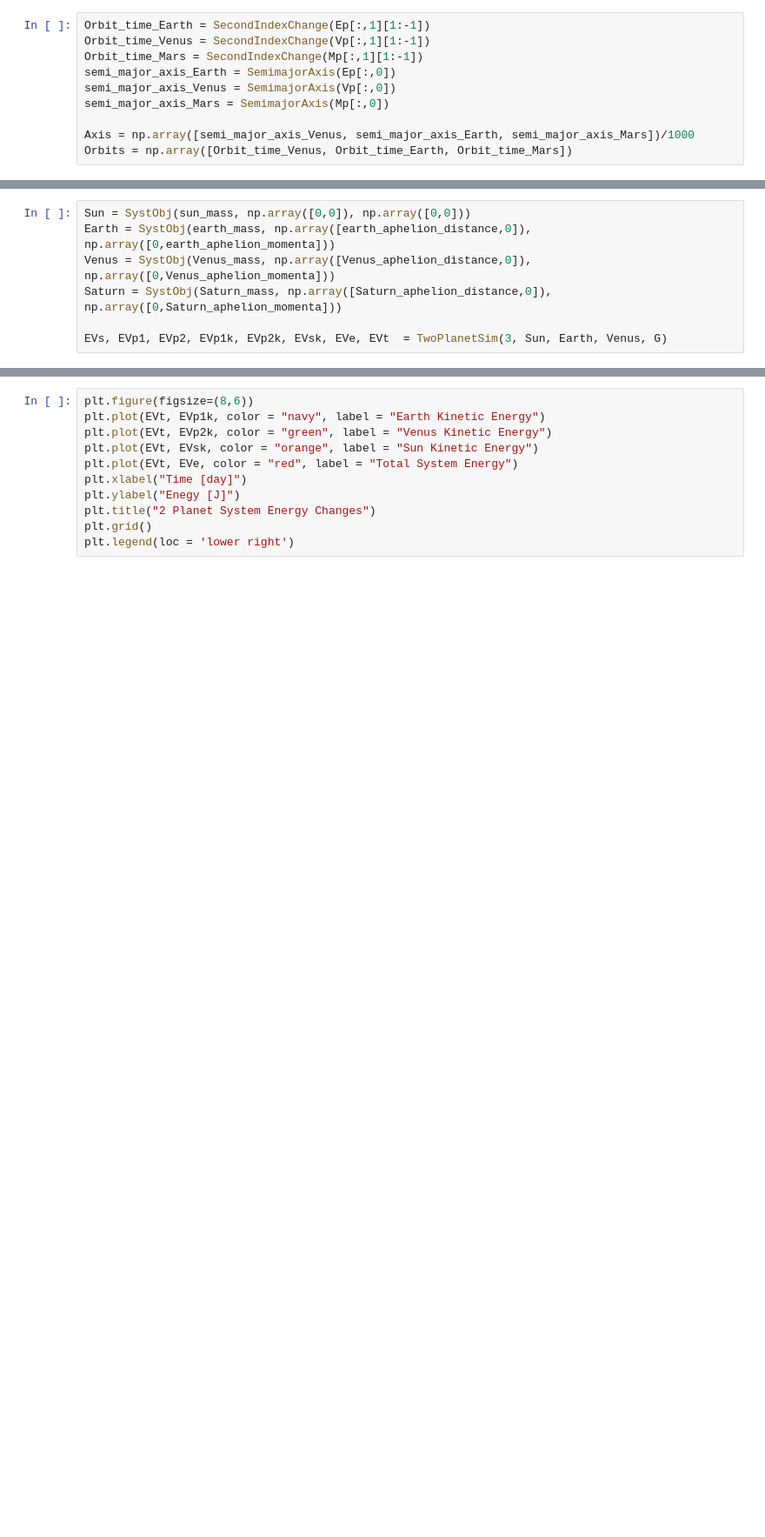
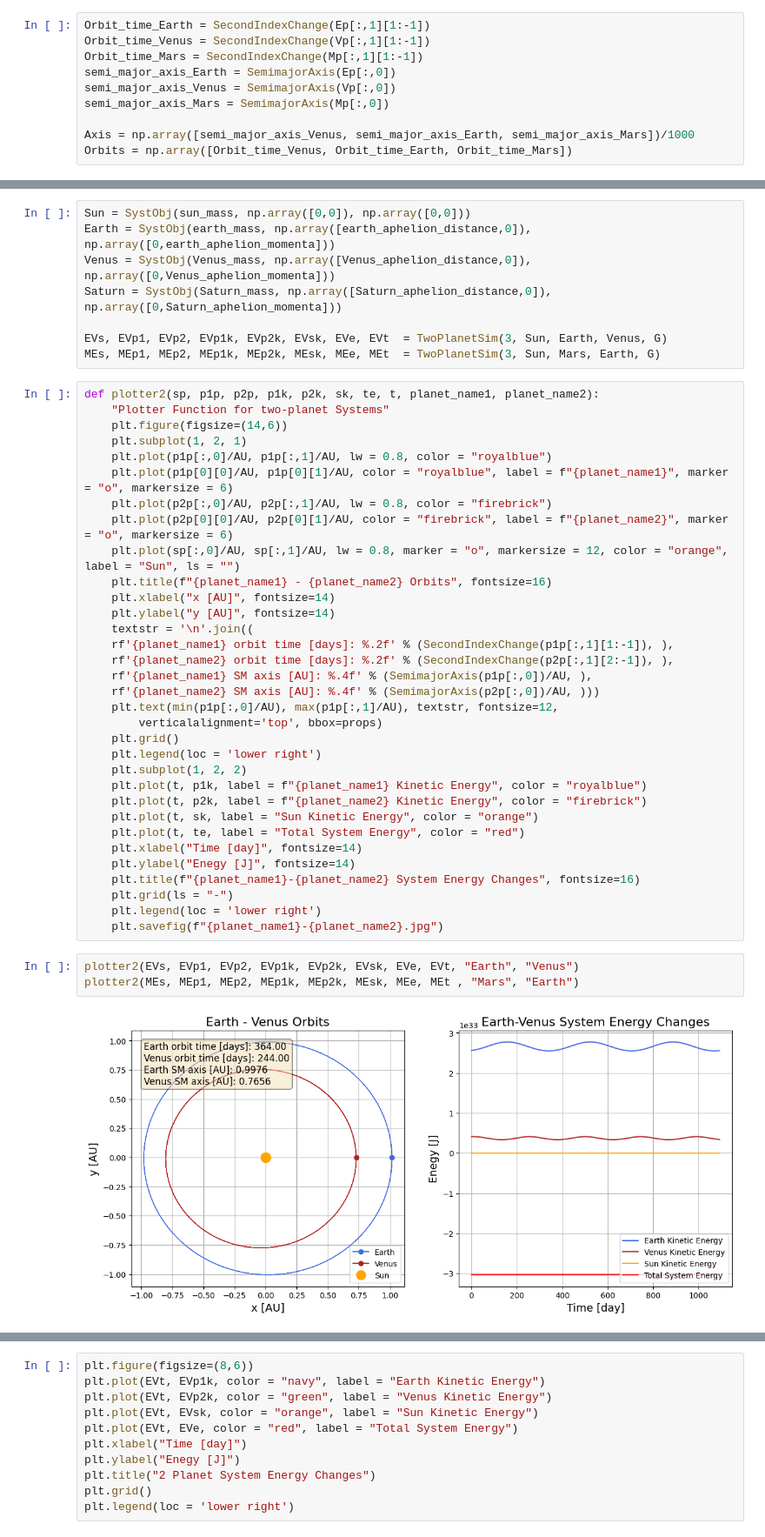
Before and after one commit to jmtony2000/Numerical_Symulations_of_-Star_System_Dynamics, a Jupyter notebook: Simulation.ipynb, the cells around one changed output, grey strips where cells are left out. Shown: that part at 87% size. Drawn from its saved outputs; the diff is of its cells as text; blank space fills up the shorter version.

```diff
--- a/Simulation.ipynb
+++ b/Simulation.ipynb
@@ -246,3 +310,42 @@ Venus = SystObj(Venus_mass, np.array([Venus_aphelion_distance,0]), np.array([0,V
 Saturn = SystObj(Saturn_mass, np.array([Saturn_aphelion_distance,0]), np.array([0,Saturn_aphelion_momenta]))
 
 EVs, EVp1, EVp2, EVp1k, EVp2k, EVsk, EVe, EVt  = TwoPlanetSim(3, Sun, Earth, Venus, G)
+MEs, MEp1, MEp2, MEp1k, MEp2k, MEsk, MEe, MEt  = TwoPlanetSim(3, Sun, Mars, Earth, G)
+# %%
+def plotter2(sp, p1p, p2p, p1k, p2k, sk, te, t, planet_name1, planet_name2):
+    "Plotter Function for two-planet Systems"
+    plt.figure(figsize=(14,6))
+    plt.subplot(1, 2, 1)
+    plt.plot(p1p[:,0]/AU, p1p[:,1]/AU, lw = 0.8, color = "royalblue")
+    plt.plot(p1p[0][0]/AU, p1p[0][1]/AU, color = "royalblue", label = f"{planet_name1}", marker = "o", markersize = 6)
+    plt.plot(p2p[:,0]/AU, p2p[:,1]/AU, lw = 0.8, color = "firebrick")
+    plt.plot(p2p[0][0]/AU, p2p[0][1]/AU, color = "firebrick", label = f"{planet_name2}", marker = "o", markersize = 6)
+    plt.plot(sp[:,0]/AU, sp[:,1]/AU, lw = 0.8, marker = "o", markersize = 12, color = "orange", label = "Sun", ls = "")
+    plt.title(f"{planet_name1} - {planet_name2} Orbits", fontsize=16)
+    plt.xlabel("x [AU]", fontsize=14)
+    plt.ylabel("y [AU]", fontsize=14)
+    textstr = '\n'.join((
+    rf'{planet_name1} orbit time [days]: %.2f' % (SecondIndexChange(p1p[:,1][1:-1]), ),
+    rf'{planet_name2} orbit time [days]: %.2f' % (SecondIndexChange(p2p[:,1][2:-1]), ),
+    rf'{planet_name1} SM axis [AU]: %.4f' % (SemimajorAxis(p1p[:,0])/AU, ),
+    rf'{planet_name2} SM axis [AU]: %.4f' % (SemimajorAxis(p2p[:,0])/AU, )))
+    plt.text(min(p1p[:,0]/AU), max(p1p[:,1]/AU), textstr, fontsize=12,
+        verticalalignment='top', bbox=props)
+    plt.grid()
+    plt.legend(loc = 'lower right')
+    plt.subplot(1, 2, 2)
+    plt.plot(t, p1k, label = f"{planet_name1} Kinetic Energy", color = "royalblue")
+    plt.plot(t, p2k, label = f"{planet_name2} Kinetic Energy", color = "firebrick")
+    plt.plot(t, sk, label = "Sun Kinetic Energy", color = "orange")
+    plt.plot(t, te, label = "Total System Energy", color = "red")
+    plt.xlabel("Time [day]", fontsize=14)
+    plt.ylabel("Enegy [J]", fontsize=14)
+    plt.title(f"{planet_name1}-{planet_name2} System Energy Changes", fontsize=16)
+    plt.grid(ls = "-")
+    plt.legend(loc = 'lower right')
+    plt.savefig(f"{planet_name1}-{planet_name2}.jpg")
+# %%
+plotter2(EVs, EVp1, EVp2, EVp1k, EVp2k, EVsk, EVe, EVt, "Earth", "Venus")
+plotter2(MEs, MEp1, MEp2, MEp1k, MEp2k, MEsk, MEe, MEt , "Mars", "Earth")
+# %% [output]
+[figure, added]
```
Also changed, not shown: parts of 7 cells of this notebook, 10 other files.
